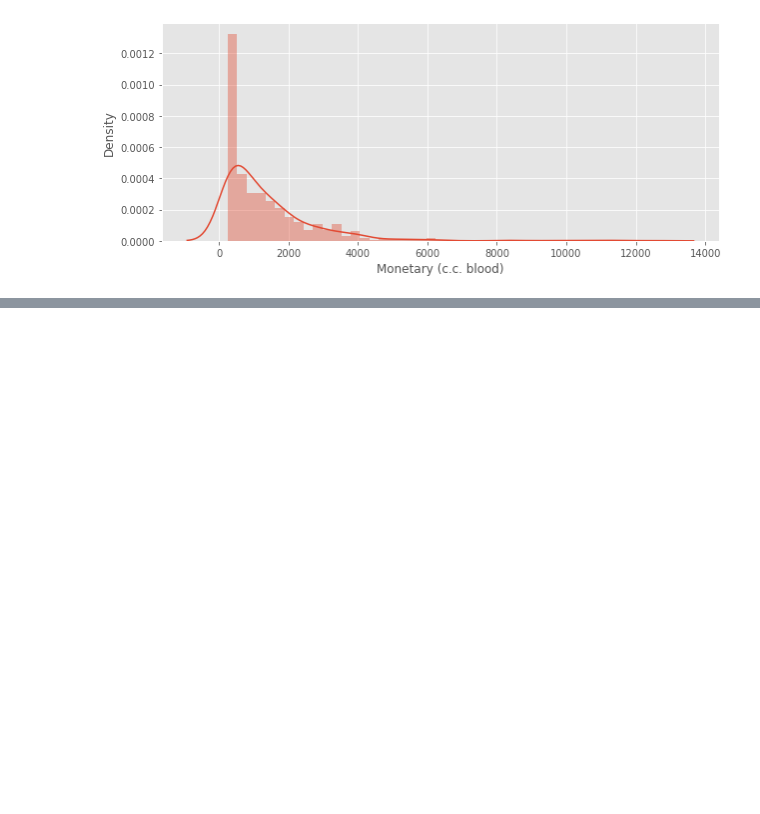
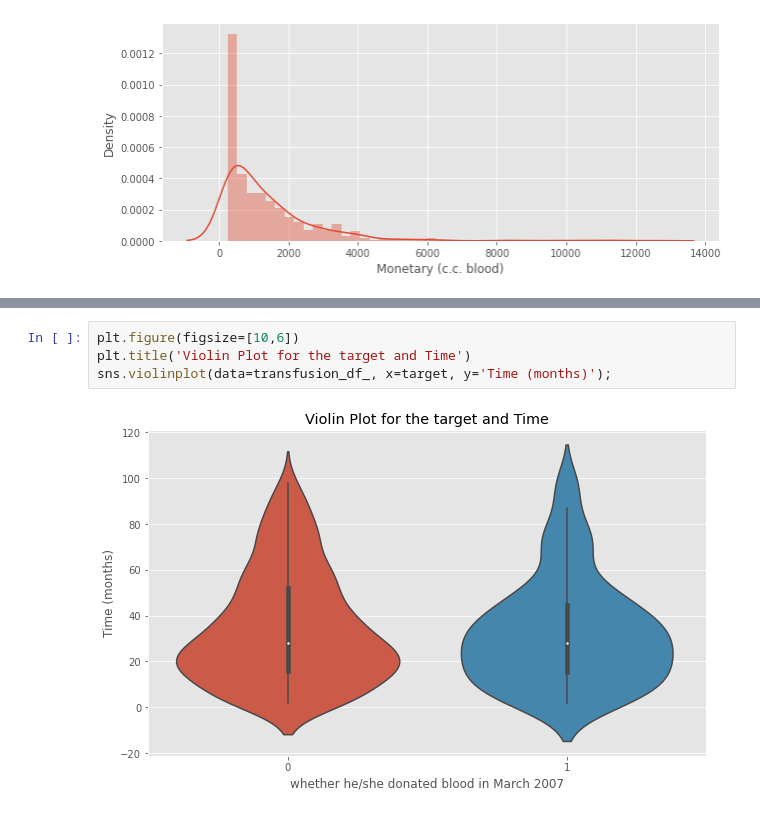
Before and after one commit to caiquemiranda/EDA-Exploratory-Data-Analysis-python, a Jupyter notebook: EDA-transfusion.ipynb, the cells around one changed output, grey strips where cells are left out. Drawn from its saved outputs; the diff is of its cells as text; blank space fills up the shorter version.

```diff
--- a/EDA-transfusion.ipynb
+++ b/EDA-transfusion.ipynb
@@ -234,0 +271,6 @@ sns.distplot(transfusion_df['Monetary (c.c. blood)']);
+# %%
+plt.figure(figsize=[10,6])
+plt.title('Violin Plot for the target and Time')
+sns.violinplot(data=transfusion_df_, x=target, y='Time (months)');
+# %% [output]
+[figure, added]
```
Also changed, not shown: parts of 20 cells of this notebook.
